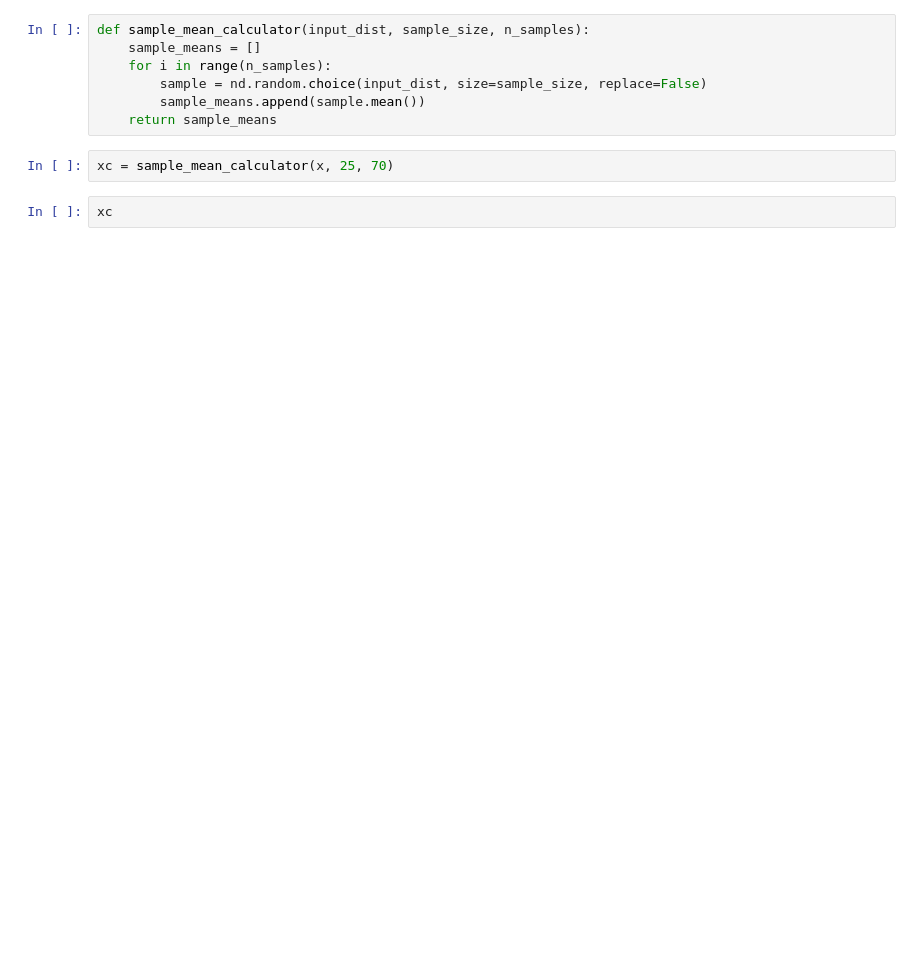
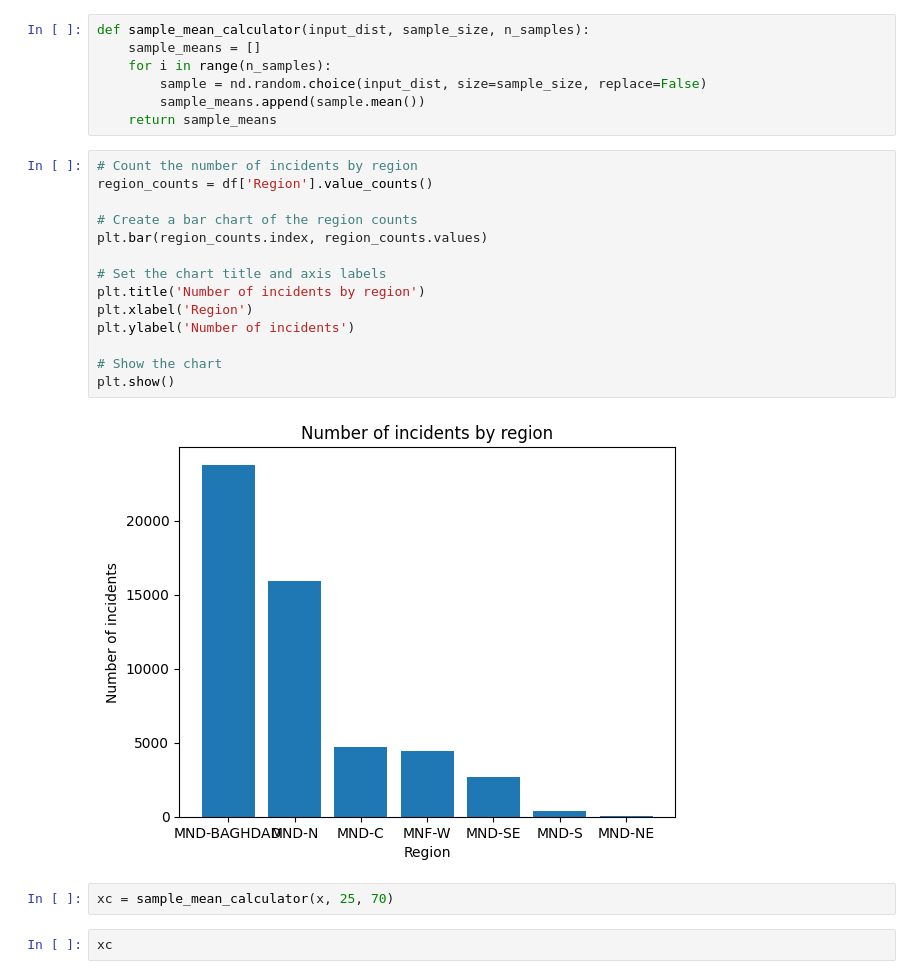
Before and after one commit to samanjalal499/statistics, a Jupyter notebook: histogram.ipynb, the cells around one changed output. Drawn from its saved outputs; the diff is of its cells as text; blank space fills up the shorter version.

```diff
--- a/histogram.ipynb
+++ b/histogram.ipynb
@@ -243,6 +261,22 @@ def sample_mean_calculator(input_dist, sample_size, n_samples):
         sample = nd.random.choice(input_dist, size=sample_size, replace=False)
         sample_means.append(sample.mean())
     return sample_means
+# %%
+# Count the number of incidents by region
+region_counts = df['Region'].value_counts()
+
+# Create a bar chart of the region counts
+plt.bar(region_counts.index, region_counts.values)
+
+# Set the chart title and axis labels
+plt.title('Number of incidents by region')
+plt.xlabel('Region')
+plt.ylabel('Number of incidents')
+
+# Show the chart
+plt.show()
+# %% [output]
+[figure, added]
 # %%
 xc = sample_mean_calculator(x, 25, 70)
 # %%
```
Also changed, not shown: parts of 29 cells of this notebook.
